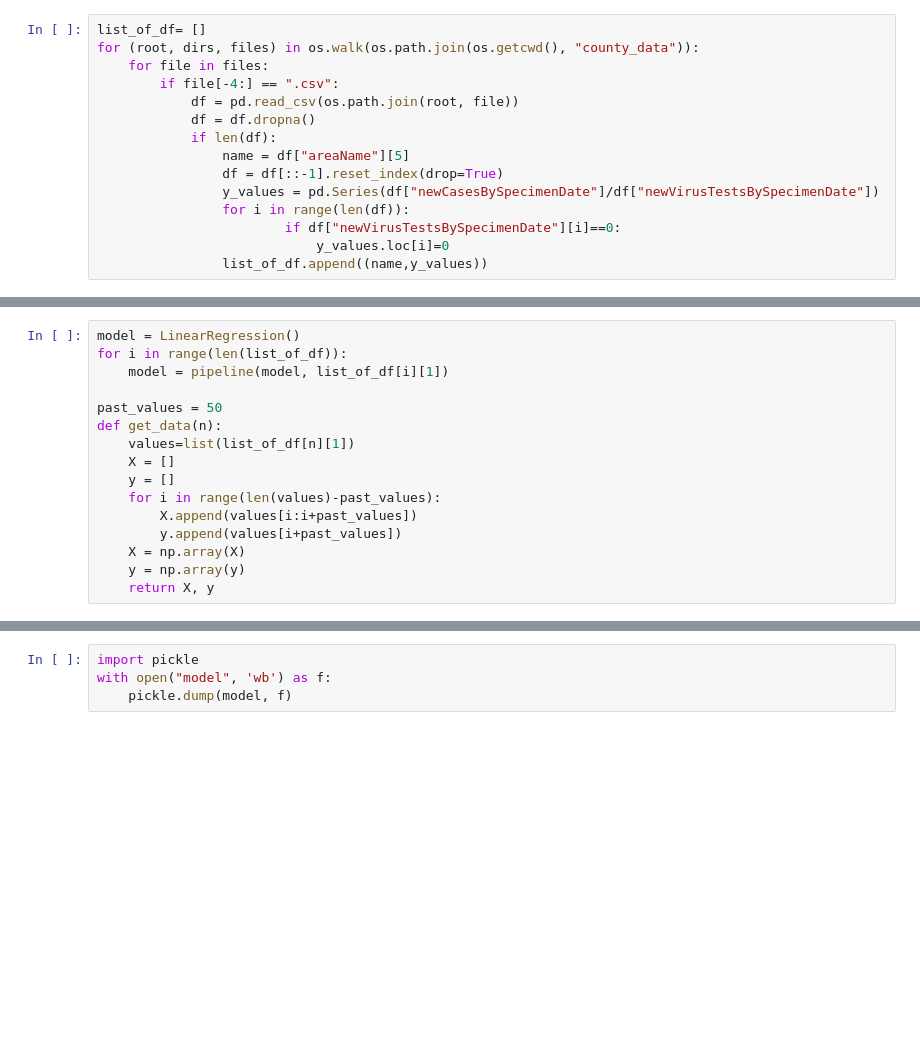
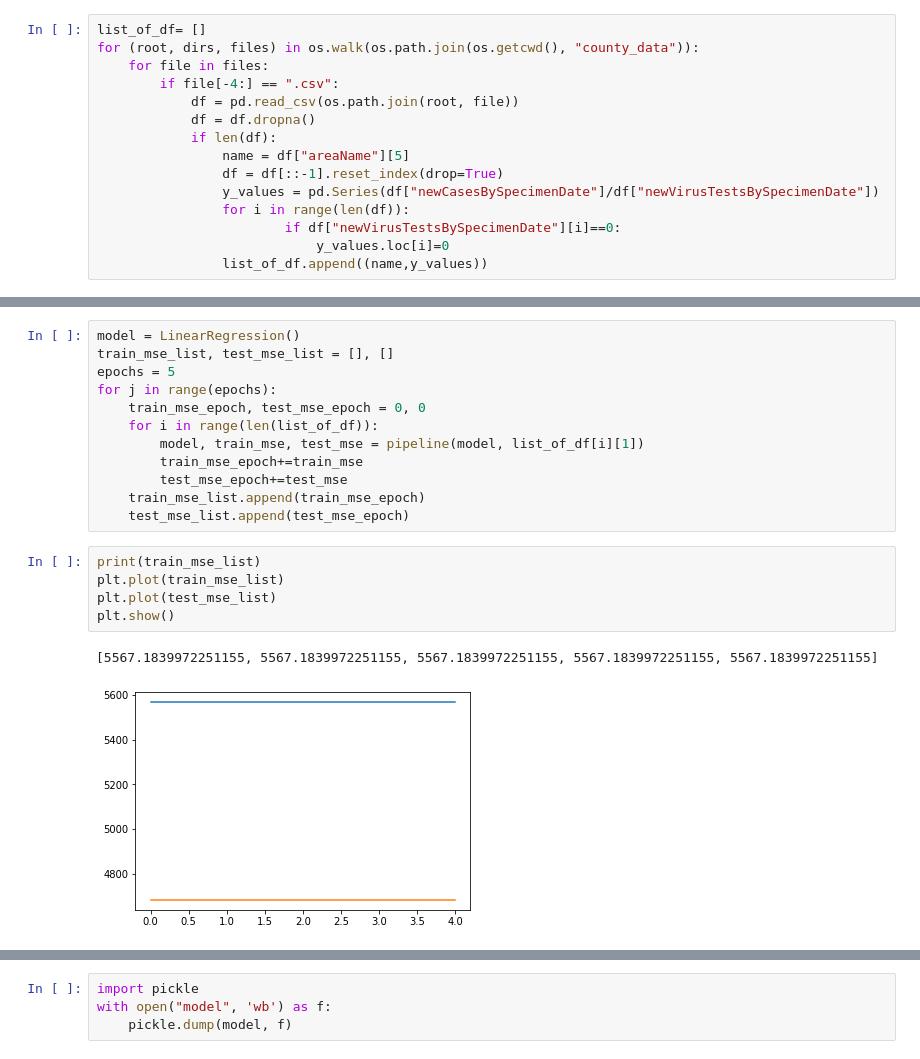
Before and after one commit to eduardburlacu/CERI_HackX, a Jupyter notebook: Covid_Cases_Predictor-main/Covid_Predictor_Main_BUN.ipynb, the cells around one changed output, grey strips where cells are left out. Drawn from its saved outputs; the diff is of its cells as text; blank space fills up the shorter version.

```diff
--- a/Covid_Cases_Predictor-main/Covid_Predictor_Main_BUN.ipynb
+++ b/Covid_Cases_Predictor-main/Covid_Predictor_Main_BUN.ipynb
@@ -76,16 +73,20 @@ def pipeline(model, county, verbose=0):
 # %%
 model = LinearRegression()
-for i in range(len(list_of_df)):
-    model = pipeline(model, list_of_df[i][1])
-
-past_values = 50
-def get_data(n):
-    values=list(list_of_df[n][1])
-    X = []
-    y = []
-    for i in range(len(values)-past_values):
-        X.append(values[i:i+past_values])
-        y.append(values[i+past_values])
-    X = np.array(X)
-    y = np.array(y)
-    return X, y
+train_mse_list, test_mse_list = [], []
+epochs = 5
+for j in range(epochs):
+    train_mse_epoch, test_mse_epoch = 0, 0
+    for i in range(len(list_of_df)):
+        model, train_mse, test_mse = pipeline(model, list_of_df[i][1])
+        train_mse_epoch+=train_mse
+        test_mse_epoch+=test_mse
+    train_mse_list.append(train_mse_epoch)
+    test_mse_list.append(test_mse_epoch)
+# %%
+print(train_mse_list)
+plt.plot(train_mse_list)
+plt.plot(test_mse_list)
+plt.show()
+# %% [output]
+[5567.1839972251155, 5567.1839972251155, 5567.1839972251155, 5567.1839972251155, 5567.1839972251155]
+[figure, added]
```
Also changed, not shown: parts of 3 cells of this notebook.
